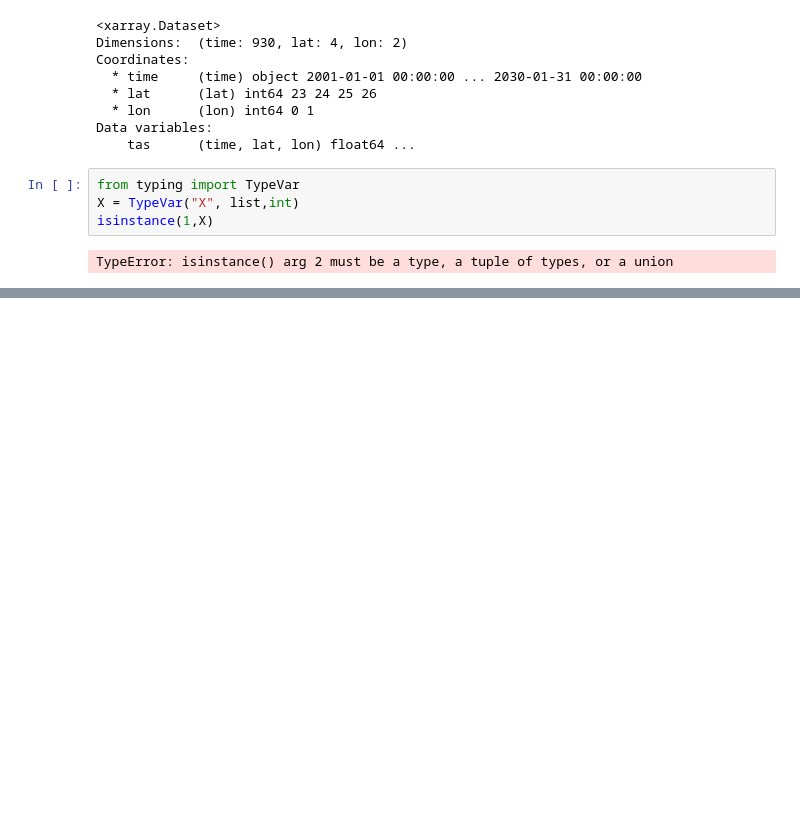
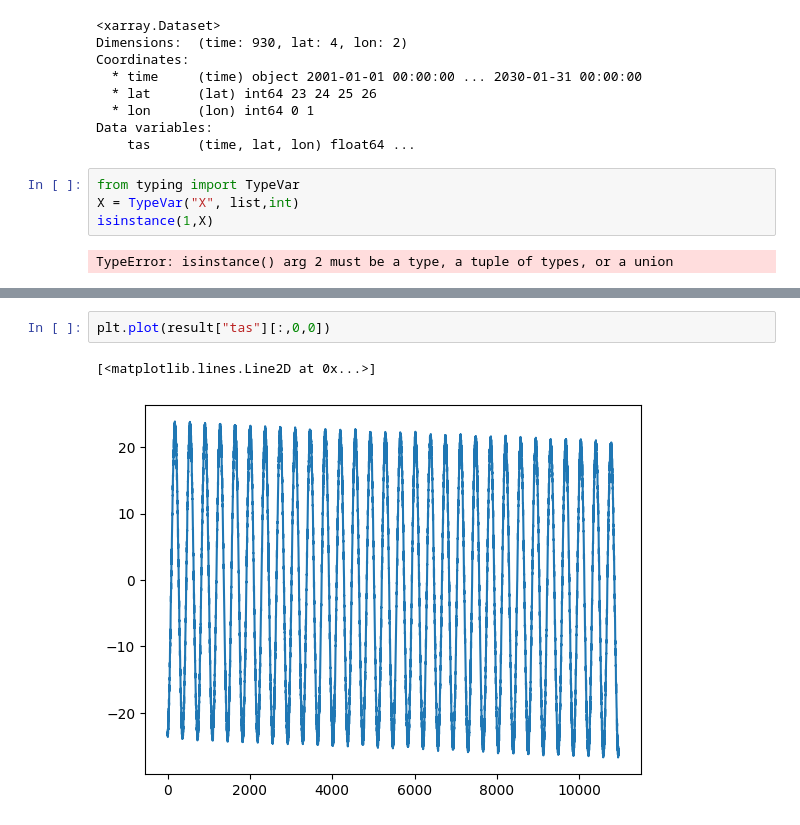
Before and after one commit to btschwertfeger/python-cmethods, a Jupyter notebook: TestUfunc.ipynb, the cells around one changed output, grey strips where cells are left out. Cells and saved outputs as stored; diff of their text form; blank space fills up the shorter version.

```diff
--- a/TestUfunc.ipynb
+++ b/TestUfunc.ipynb
@@ -106,0 +304,5 @@ X.__constraints__
+# %%
+plt.plot(result["tas"][:,0,0])
+# %% [output]
+[<matplotlib.lines.Line2D at 0x...>]
+[figure, added]
```
Also changed, not shown: parts of 13 cells of this notebook, 7 other files.
